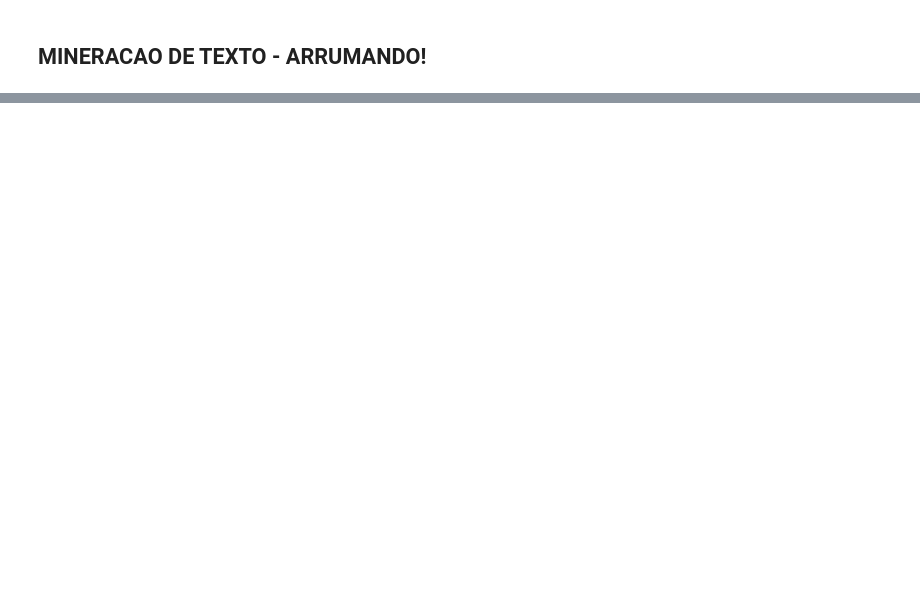
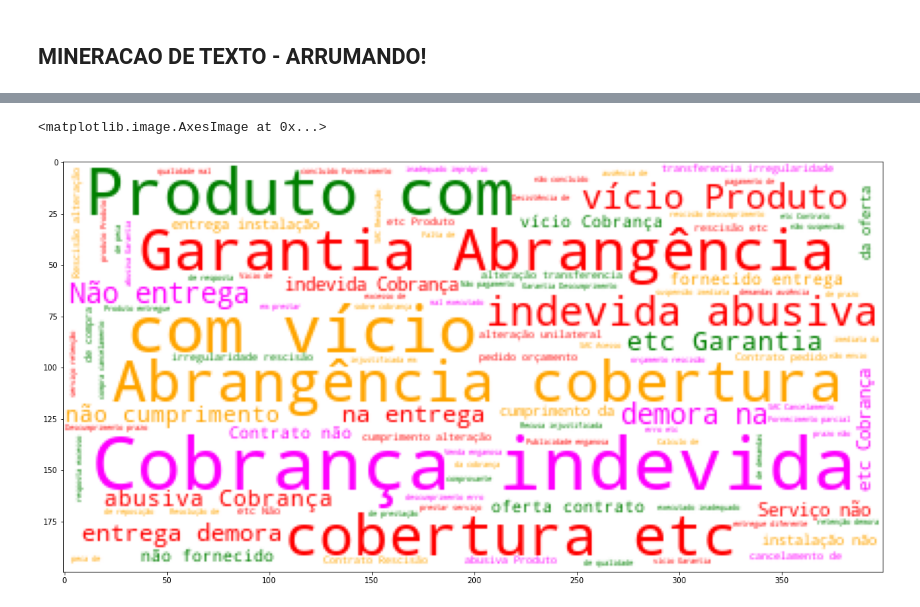
Before and after one commit to Wolfgang-Amadeus-Mozart/CC_Uninove_7Semestre, a Jupyter notebook: CC7 Semestre - Git Hub/Inteligencia_Artificial/Atividade 2/Atividades (1).ipynb, the cells around one changed output, grey strips where cells are left out. Saved outputs shown, nothing was run; the diff lists cells and outputs as text; code cells hidden in the pictures; blank space fills up the shorter version.

```diff
--- a/CC7 Semestre - Git Hub/Inteligencia_Artificial/Atividade 2/Atividades (1).ipynb
+++ b/CC7 Semestre - Git Hub/Inteligencia_Artificial/Atividade 2/Atividades (1).ipynb
@@ -217,0 +257,29 @@ print(vectorizer.vocabulary_) # Apresenta o volcabulário com a contagem
+# %%
+from matplotlib.colors import ListedColormap
+from wordcloud import WordCloud
+import nltk
+from nltk.corpus import stopwords
+
+#nltk.download() só poderá ser executado após instalar o nltk / pip install nltk
+nltk.download('stopwords')
+
+stops = stopwords.words('english')
+
+
+mapa_cores = ListedColormap(['orange', 'green', 'red', 'magenta'])
+
+
+# Criação da nuvem de palavras, com no máximo 100 palavras e utilizando as stop words
+nuvem = WordCloud(background_color = 'white',
+                  colormap = mapa_cores,
+                  stopwords = stops,
+                  max_words = 100)
+
+
+# Criação e visualização da nuvem de palavras
+nuvem.generate(corpus)
+
+fig = plt.figure(figsize=(15,8))
+ax = fig.add_axes([0, 0, 1, 1])
+ax.imshow(nuvem)
+# %% [output]
@@ -217,0 +289,2 @@ print(vectorizer.vocabulary_) # Apresenta o volcabulário com a contagem
+<matplotlib.image.AxesImage at 0x...>
+[figure, added]
```
Also changed, not shown: parts of 11 cells of this notebook, 1 other file.
